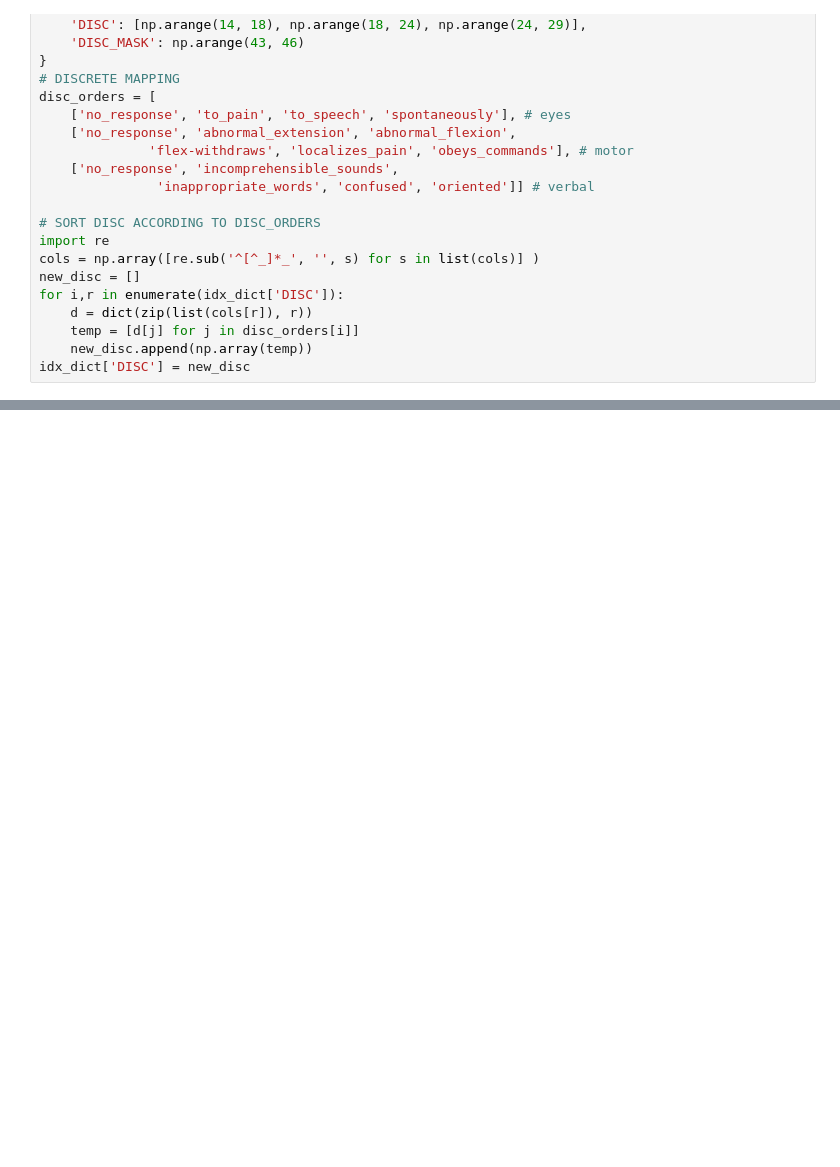
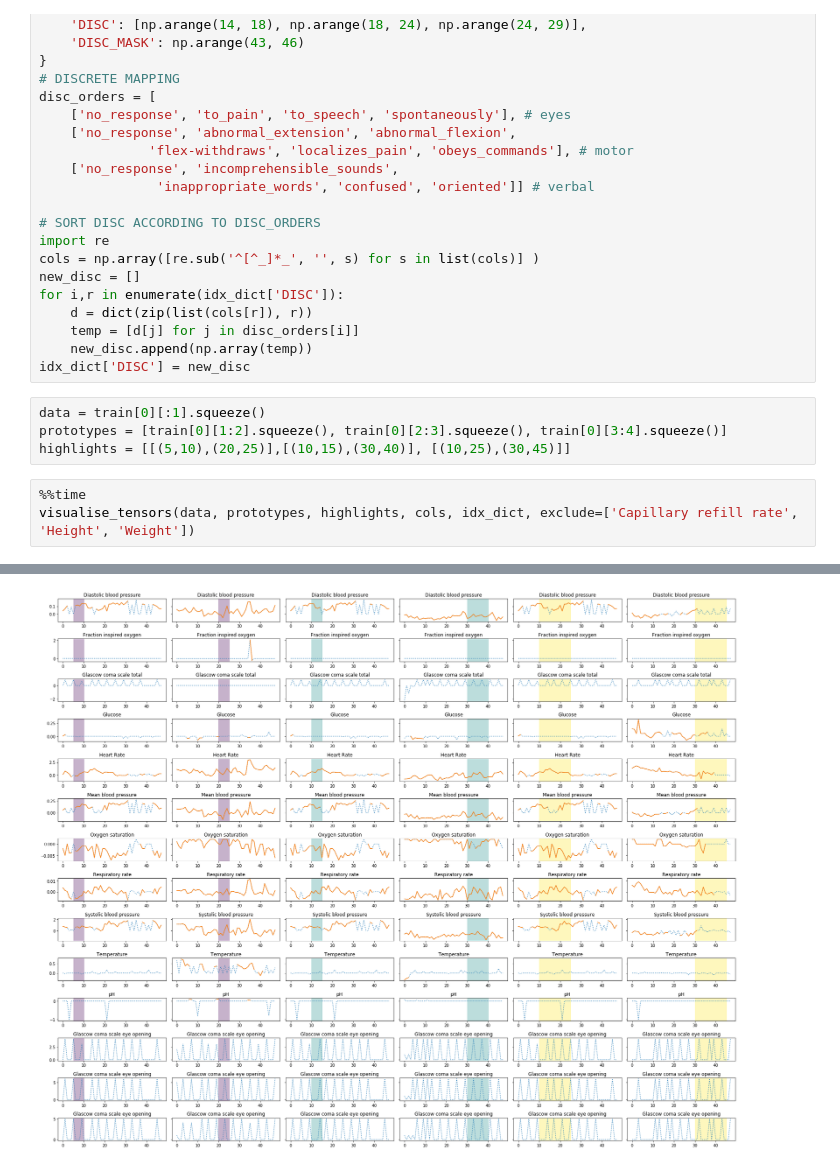
Before and after one commit to kristoforusbryant/ProtICU, a Jupyter notebook: make_vis.ipynb, the cells around one changed output, grey strips where cells are left out. Saved outputs shown, nothing was run; the diff lists cells and outputs as text; blank space fills up the shorter version.

```diff
--- a/make_vis.ipynb
+++ b/make_vis.ipynb
@@ -39,3 +37,11 @@ for i,r in enumerate(idx_dict['DISC']):
     temp = [d[j] for j in disc_orders[i]]
     new_disc.append(np.array(temp))
 idx_dict['DISC'] = new_disc
+# %%
+data = train[0][:1].squeeze()
+prototypes = [train[0][1:2].squeeze(), train[0][2:3].squeeze(), train[0][3:4].squeeze()]
+highlights = [[(5,10),(20,25)],[(10,15),(30,40)], [(10,25),(30,45)]]
+# %%
+%%time
+visualise_tensors(data, prototypes, highlights, cols, idx_dict, exclude=['Capillary refill rate', 'Height', 'Weight'])
+# %% [output]
@@ -42 +50,2 @@ idx_dict['DISC'] = new_disc
+[figure, added]
 # %%
```
Also changed, not shown: parts of 6 cells of this notebook, 8 other files.
